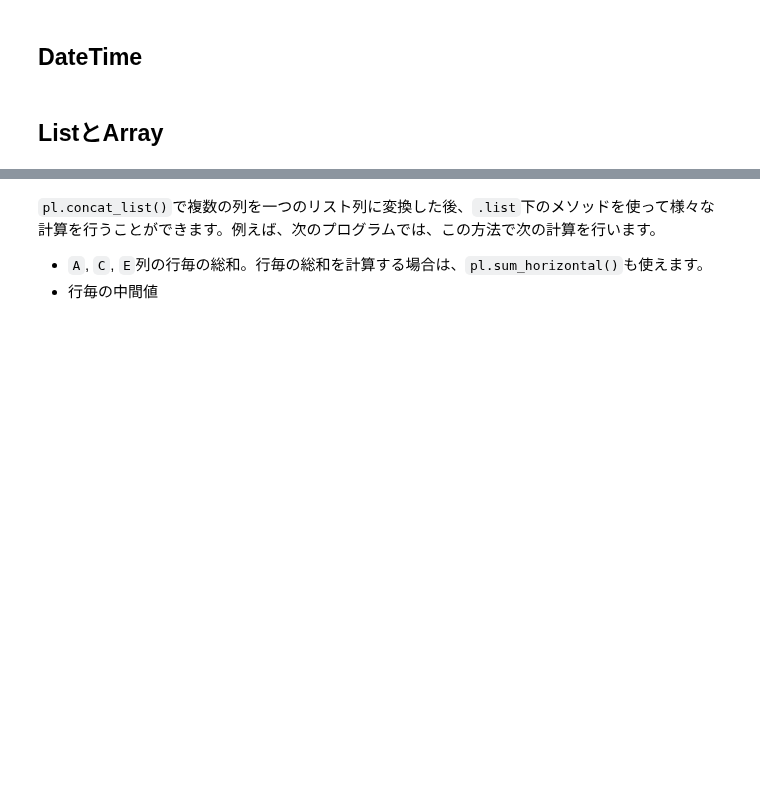
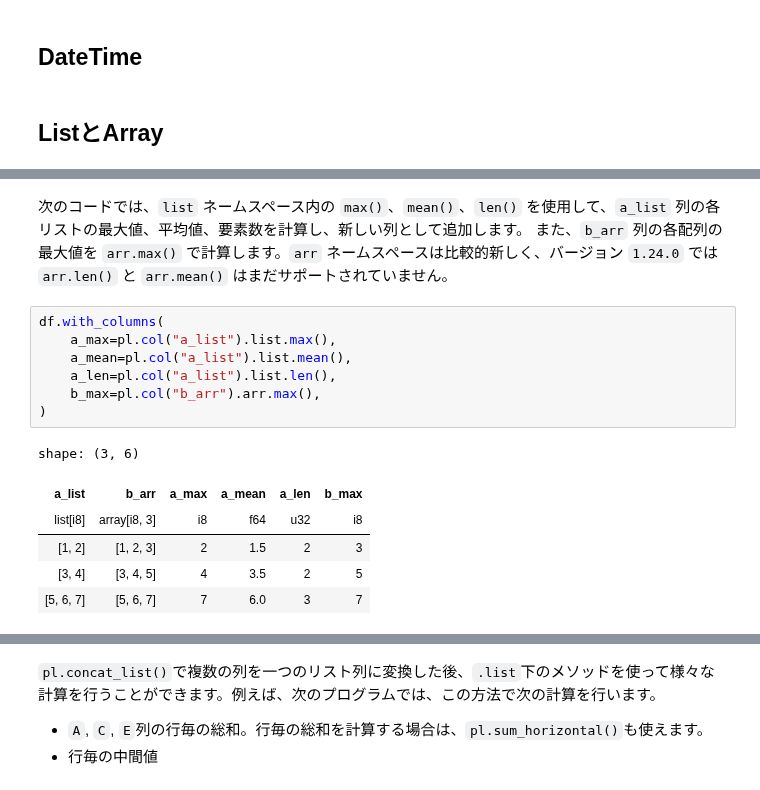
Before and after one commit to ruoyu0088/polars_guide, a Jupyter notebook: polars_guide/020_polars_datatype.ipynb, the cells around one changed output, grey strips where cells are left out. Drawn from its saved outputs; the diff is of its cells as text; blank space fills up the shorter version.

```diff
--- a/polars_guide/020_polars_datatype.ipynb
+++ b/polars_guide/020_polars_datatype.ipynb
@@ -557,0 +536,16 @@ shape: (3, 4)
+# %% [markdown]
+次のコードでは、`list` ネームスペース内の `max()`、`mean()`、`len()` を使用して、`a_list` 列の各リストの最大値、平均値、要素数を計算し、新しい列として追加します。 また、`b_arr` 列の各配列の最大値を `arr.max()` で計算します。`arr` ネームスペースは比較的新しく、バージョン `1.24.0` では `arr.len()` と `arr.mean()` はまだサポートされていません。
+# %%
+df.with_columns(
+    a_max=pl.col("a_list").list.max(),
+    a_mean=pl.col("a_list").list.mean(),
+    a_len=pl.col("a_list").list.len(),
+    b_max=pl.col("b_arr").arr.max(),
+)
+# %% [output]
+shape: (3, 6)
+| a_list | b_arr | a_max | a_mean | a_len | b_max |
+| list[i8] | array[i8, 3] | i8 | f64 | u32 | i8 |
+| [1, 2] | [1, 2, 3] | 2 | 1.5 | 2 | 3 |
+| [3, 4] | [3, 4, 5] | 4 | 3.5 | 2 | 5 |
+| [5, 6, 7] | [5, 6, 7] | 7 | 6.0 | 3 | 7 |
```
Also changed, not shown: parts of 22 cells of this notebook, 1 other file.
